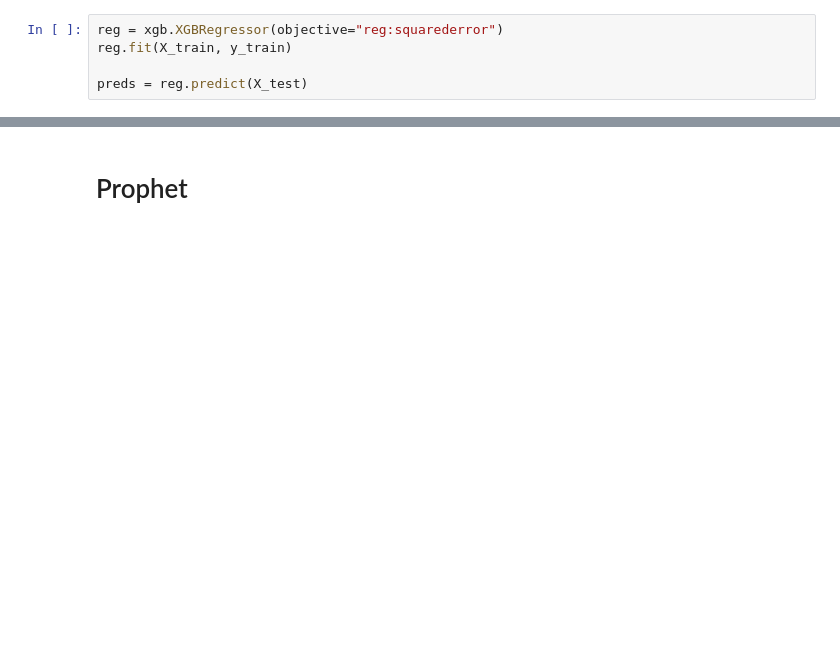
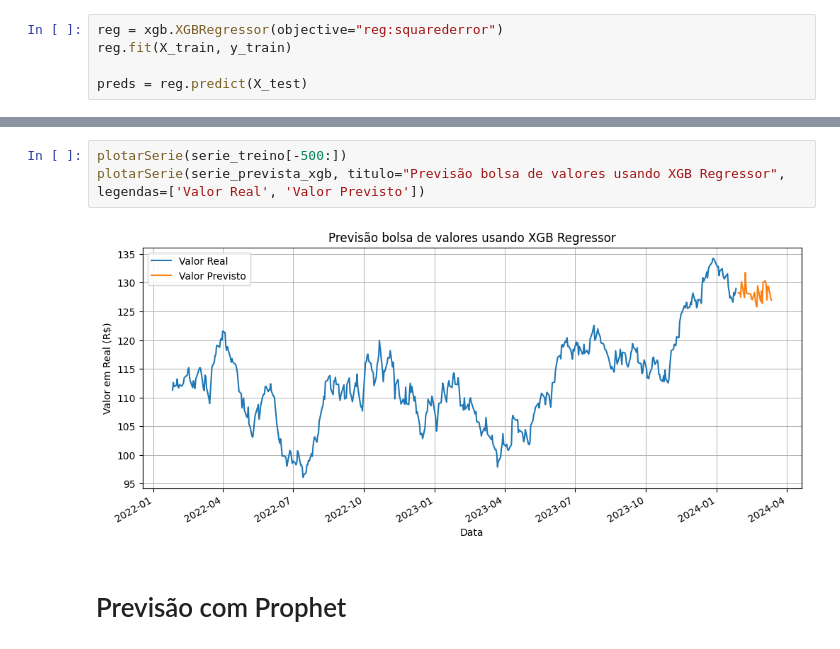
Before and after one commit to willdevsp/fiap-tech-challenge-pos-tech-data-analytics, a Jupyter notebook: Fase2/tech-challenger-bolsa-valores.ipynb, the cells around one changed output, grey strips where cells are left out. Saved outputs shown, nothing was run; the diff lists cells and outputs as text; blank space fills up the shorter version.

Commit message:
Ajuste modelo Prophet

```diff
--- a/Fase2/tech-challenger-bolsa-valores.ipynb
+++ b/Fase2/tech-challenger-bolsa-valores.ipynb
@@ -1092,5 +1076,10 @@ Length: 5000, dtype: float64
+# %%
+plotarSerie(serie_treino[-500:])
+plotarSerie(serie_prevista_xgb, titulo="Previsão bolsa de valores usando XGB Regressor", legendas=['Valor Real', 'Valor Previsto'])
+# %% [output]
+[figure, added]
 # %% [markdown]
-# Prophet
+# Previsão com Prophet
 # %%
 df.info()
 # %% [output]
```
Also changed, not shown: parts of 75 cells of this notebook.
